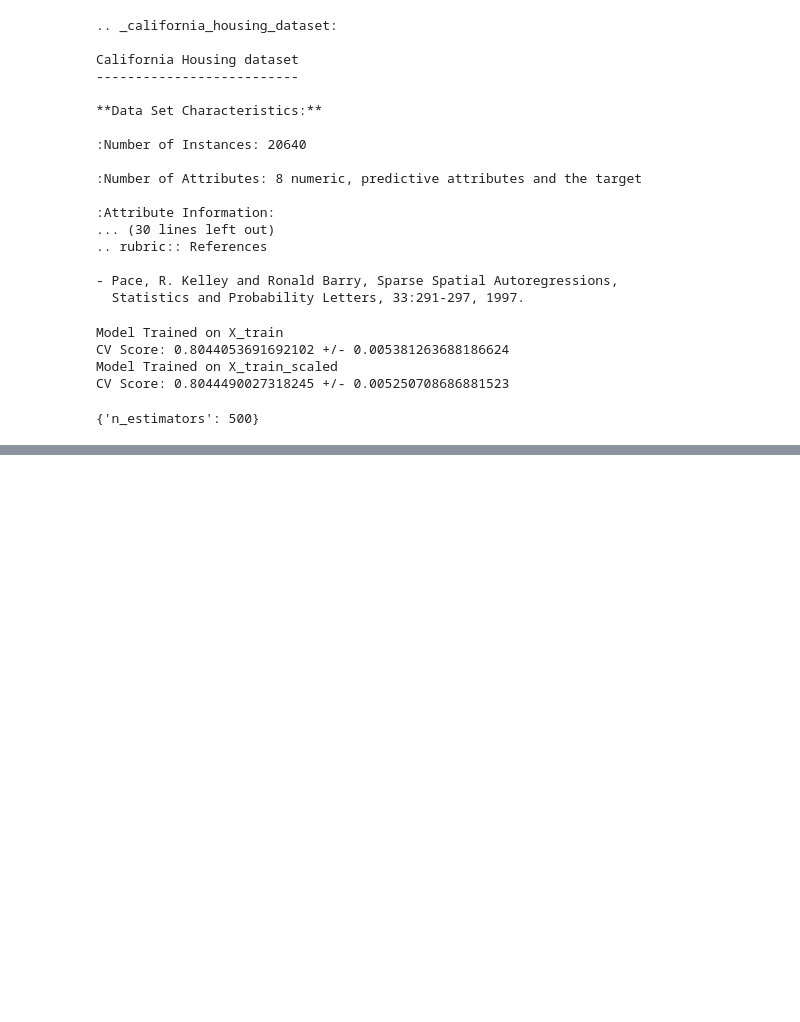
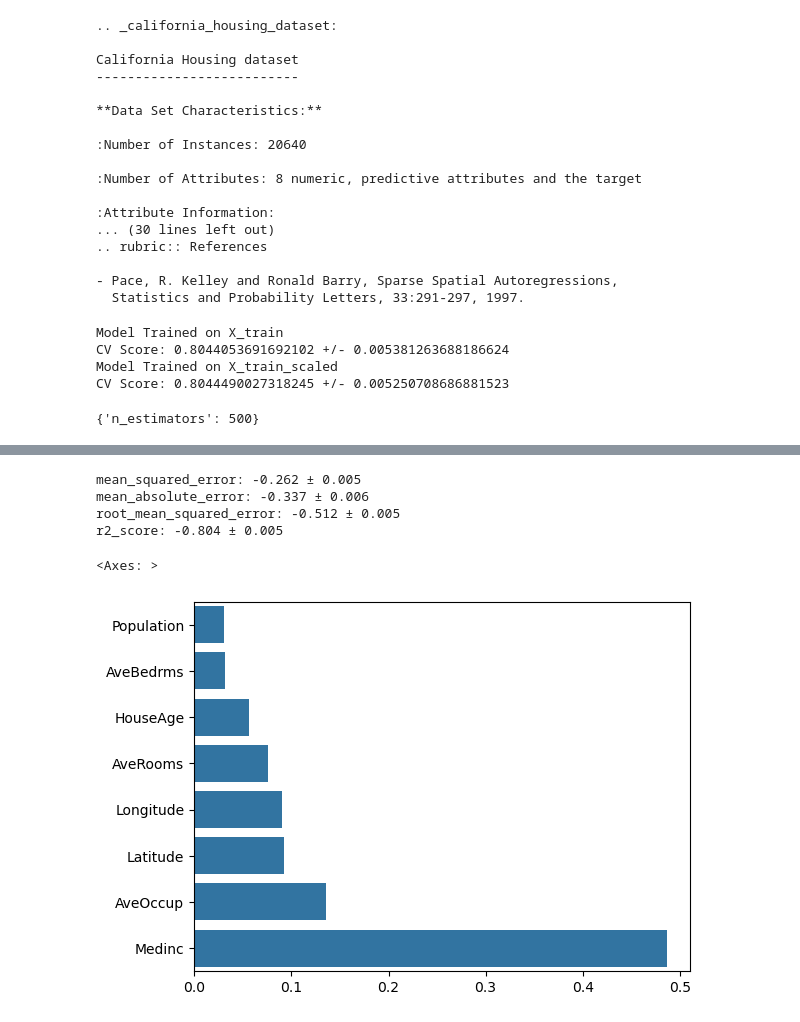
Before and after one commit to Erfan-Taherirani/Personal_ML_Notes, a Jupyter notebook: Ensemble Methods/parallel_ensemble_methods/random_forests.ipynb, the cells around one changed output, grey strips where cells are left out. Saved outputs shown, nothing was run; the diff lists cells and outputs as text; code cells hidden in the pictures; blank space fills up the shorter version.

```diff
--- a/Ensemble Methods/parallel_ensemble_methods/random_forests.ipynb
+++ b/Ensemble Methods/parallel_ensemble_methods/random_forests.ipynb
@@ -190,0 +207,53 @@ pipe = Pipeline(
+# %%
+pipe = Pipeline(
+    steps=[
+        ('scaler', StandardScaler()),
+        ("rf", RandomForestRegressor(
+            n_estimators=50,
+            max_samples=0.8,
+            max_features=0.8,
+            random_state=42,
+            n_jobs=-1
+		))
+	]
+)
+pipe.fit(X_train, y_train)
+
+scorers = [
+    make_scorer(mean_squared_error, greater_is_better=False),
+    make_scorer(mean_absolute_error, greater_is_better=False),
+    make_scorer(root_mean_squared_error, greater_is_better=False),
+    make_scorer(r2_score, greater_is_better=False)
+]
+scorer_names = [
+    "mean_squared_error",
+    "mean_absolute_error",
+    "root_mean_squared_error",
+    "r2_score"
+]
+for scorer, scorer_name in zip(scorers, scorer_names):
+    cv_scores = cross_val_score(pipe, X_train, y_train, cv=5, scoring=scorer)
+    print(f"{scorer_name}: {cv_scores.mean():.3f} ± {cv_scores.std():.3f}")
+# %% [output]
+mean_squared_error: -0.262 ± 0.005
+mean_absolute_error: -0.337 ± 0.006
+root_mean_squared_error: -0.512 ± 0.005
+r2_score: -0.804 ± 0.005
+# %%
+feature_names = [
+    "Population",
+    "AveBedrms",
+    "HouseAge",
+    "AveRooms",
+    "Longitude",
+    "Latitude",
+    "AveOccup",
+    'Medinc'
+]
+sns.barplot(
+    y=feature_names,
+    x=np.sort(pipe.named_steps['rf'].feature_importances_)
+)
+# %% [output]
+<Axes: >
+[figure, added]
```
Also changed, not shown: parts of 2 cells of this notebook, 2 other files.
